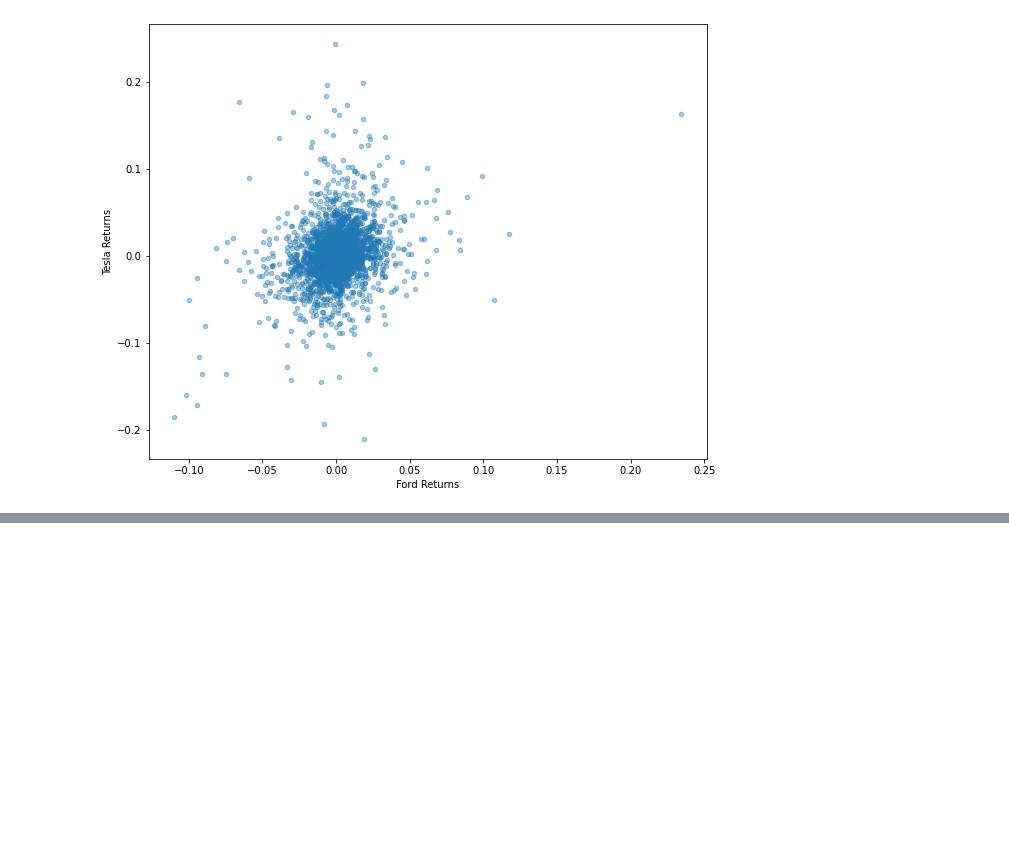
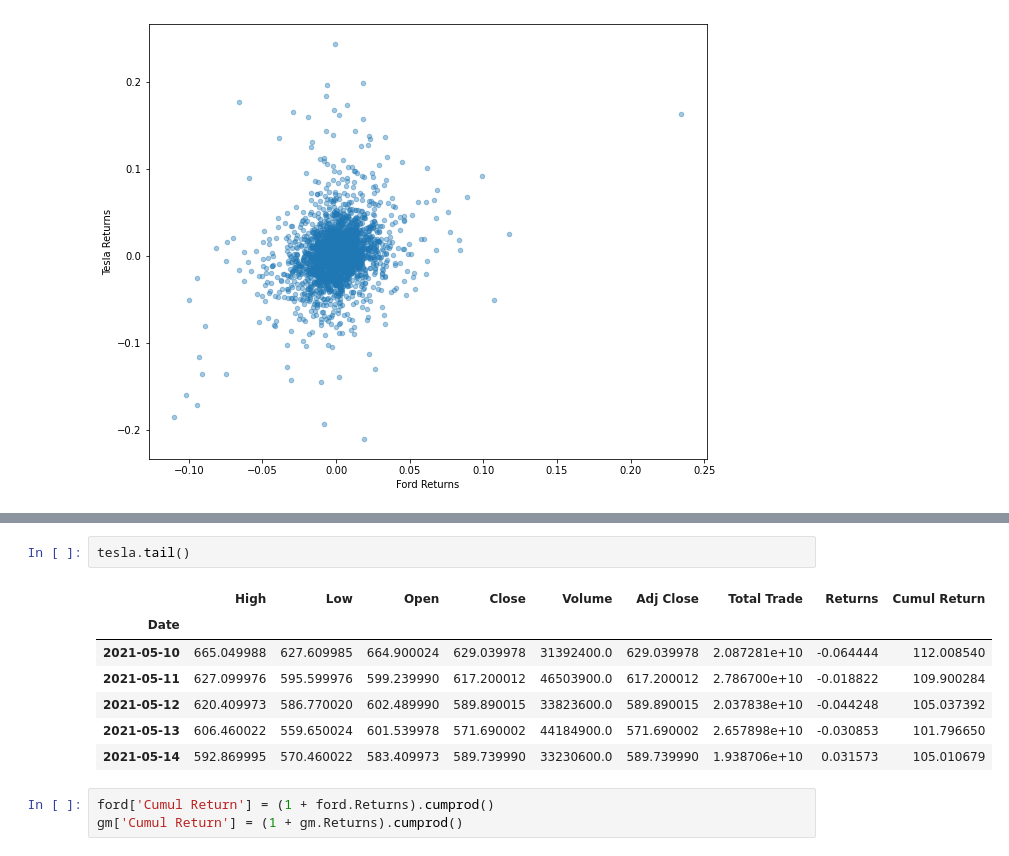
Before and after one commit to jfclaudien/financial-analysis-with-python, a Jupyter notebook: stock market analysis.ipynb, the cells around one changed output, grey strips where cells are left out. Drawn from its saved outputs; the diff is of its cells as text; blank space fills up the shorter version.

```diff
--- a/stock market analysis.ipynb
+++ b/stock market analysis.ipynb
@@ -380,0 +397,13 @@ box_df.plot(kind= 'scatter',
+# %%
+tesla.tail()
+# %% [output]
+|  | High | Low | Open | Close | Volume | Adj Close | Total Trade | Returns | Cumul Return |
+| Date |  |  |  |  |  |  |  |  |  |
+| 2021-05-10 | 665.049988 | 627.609985 | 664.900024 | 629.039978 | 31392400.0 | 629.039978 | 2.087281e+10 | -0.064444 | 112.008540 |
+| 2021-05-11 | 627.099976 | 595.599976 | 599.239990 | 617.200012 | 46503900.0 | 617.200012 | 2.786700e+10 | -0.018822 | 109.900284 |
+| 2021-05-12 | 620.409973 | 586.770020 | 602.489990 | 589.890015 | 33823600.0 | 589.890015 | 2.037838e+10 | -0.044248 | 105.037392 |
+| 2021-05-13 | 606.460022 | 559.650024 | 601.539978 | 571.690002 | 44184900.0 | 571.690002 | 2.657898e+10 | -0.030853 | 101.796650 |
+| 2021-05-14 | 592.869995 | 570.460022 | 583.409973 | 589.739990 | 33230600.0 | 589.739990 | 1.938706e+10 | 0.031573 | 105.010679 |
+# %%
+ford['Cumul Return'] = (1 + ford.Returns).cumprod()
+gm['Cumul Return'] = (1 + gm.Returns).cumprod()
```
Also changed, not shown: parts of 10 cells of this notebook.
